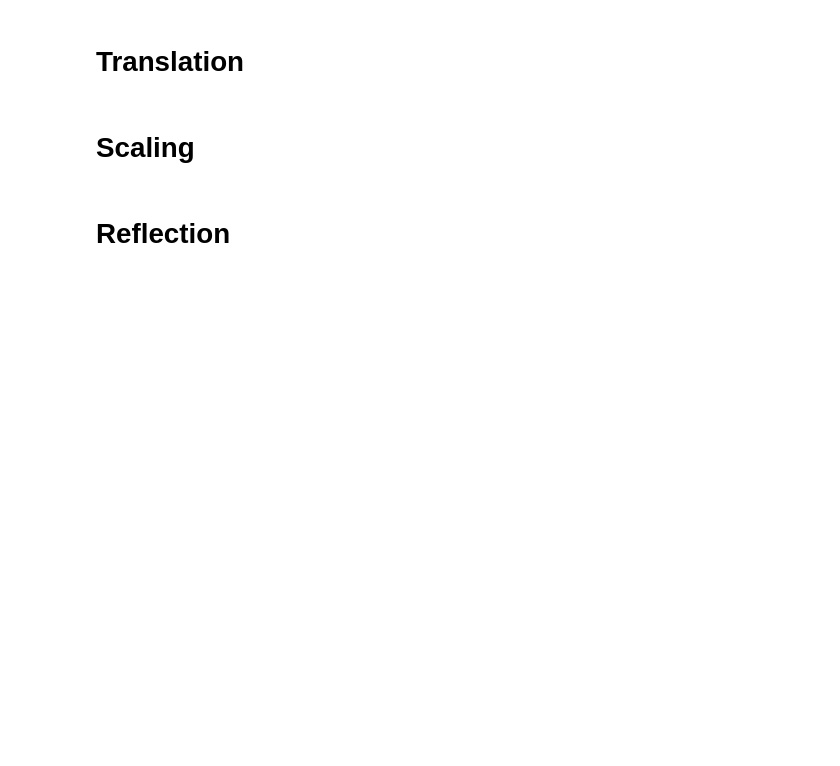
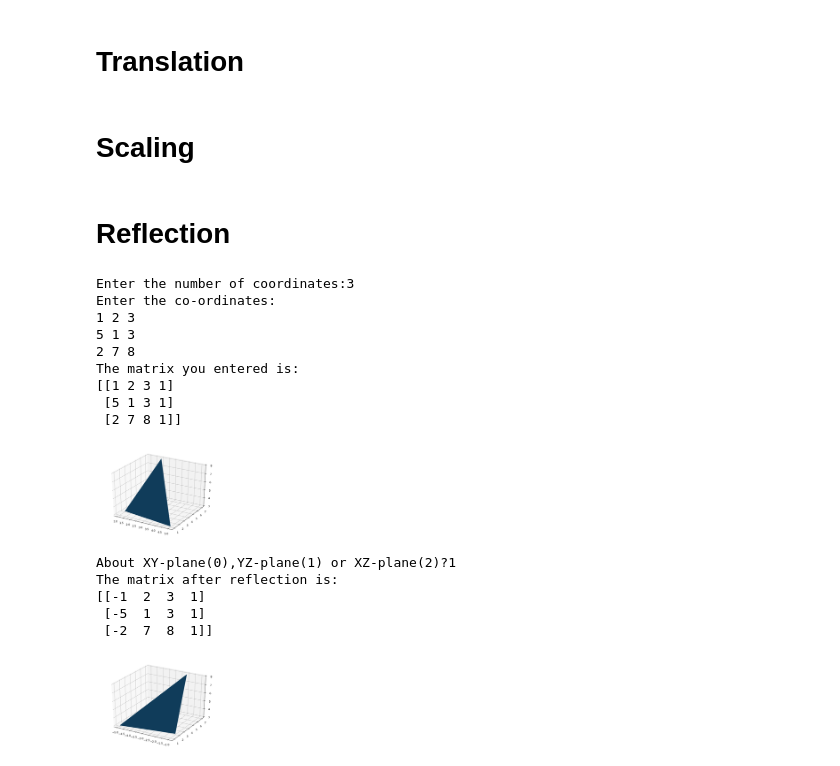
Before and after one commit to himanshu004/machine-learning-and-data-mining.github.io, a Jupyter notebook: CG/3D_transformations.ipynb, the cells around one changed output. Saved outputs shown, nothing was run; the diff lists cells and outputs as text; code cells hidden in the pictures; blank space fills up the shorter version.

```diff
--- a/CG/3D_transformations.ipynb
+++ b/CG/3D_transformations.ipynb
@@ -122,34 +122,51 @@ print('The matrix you entered is:')
 print(mat)
 
 x = mat[:,0]
 y = mat[:,1]
 z = mat[:,2]
 
-fig = plt.figure()
+fig = plt.figure(figsize=(8, 6), dpi=80)
 ax = fig.add_subplot(111, projection='3d')
 ax.plot_trisurf(x,y,z)
 plt.show()
 
 ch = int(input('About XY-plane(0),YZ-plane(1) or XZ-plane(2)?'))
 
 if(ch == 0):
     t = np.array([[1,0,0,0],[0,1,0,0],[0,0,-1,0],[0,0,0,1]])
 elif(ch == 1):
     t = np.array([[-1,0,0,0],[0,1,0,0],[0,0,1,0],[0,0,0,1]])
 else:
     t = np.array([[1,0,0,0],[0,-1,0,0],[0,0,1,0],[0,0,0,1]])
 
 new_mat = mat.dot(t)
 
 print('The matrix after reflection is:')
 print(new_mat)
 
 x = new_mat[:,0]
-new_x = np.append(x,x[0])
 y = new_mat[:,1]
-new_y = np.append(y,y[0])
+z = new_mat[:,2]
 
-fig = plt.figure()
+
+fig = plt.figure(figsize=(8, 6), dpi=80)
 ax = fig.add_subplot(111, projection='3d')
 ax.plot_trisurf(x,y,z)
 plt.show()
+# %% [output]
+Enter the number of coordinates:3
+Enter the co-ordinates:
+1 2 3
+5 1 3
+2 7 8
+The matrix you entered is:
+[[1 2 3 1]
+ [5 1 3 1]
+ [2 7 8 1]]
+[figure, added]
+About XY-plane(0),YZ-plane(1) or XZ-plane(2)?1
+The matrix after reflection is:
+[[-1  2  3  1]
+ [-5  1  3  1]
+ [-2  7  8  1]]
+[figure, added]
```
